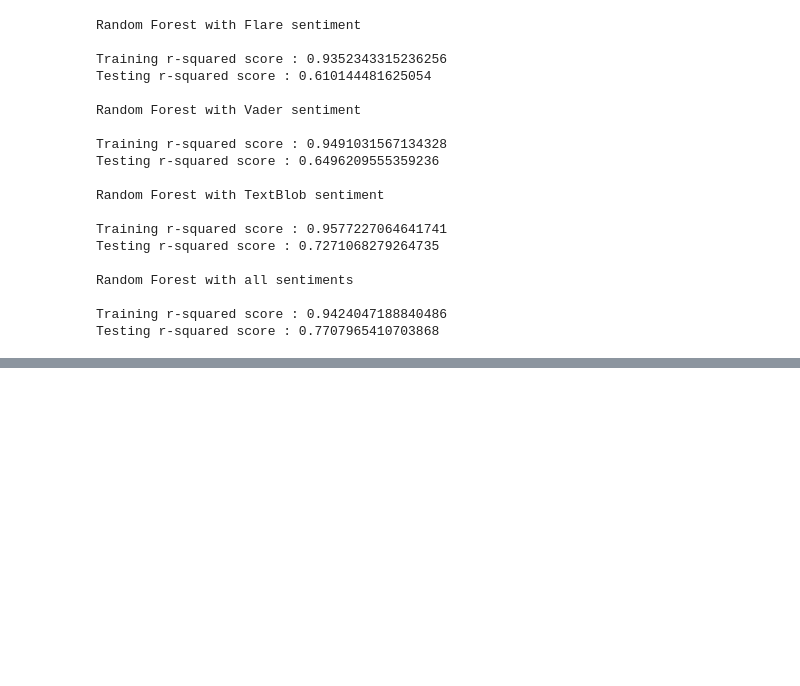
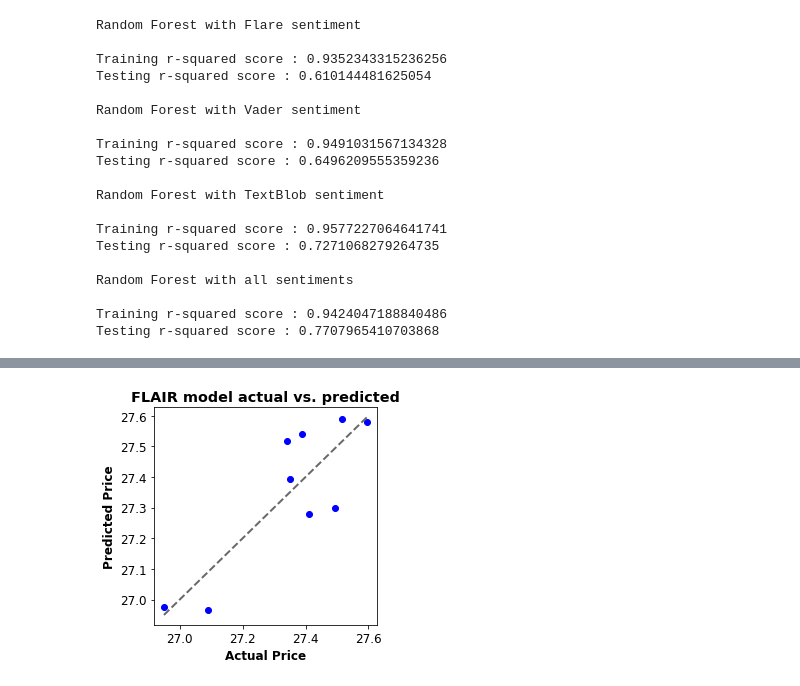
Before and after one commit to ml-group8/assignment, a Jupyter notebook: predict_stock_price_by_sentiment.ipynb, the cells around one changed output, grey strips where cells are left out. Drawn from its saved outputs; the diff is of its cells as text; code cells hidden in the pictures; blank space fills up the shorter version.

Commit message:
Added actual vs. predicted

```diff
--- a/predict_stock_price_by_sentiment.ipynb
+++ b/predict_stock_price_by_sentiment.ipynb
@@ -325,3 +326,10 @@ Random Forest with all sentiments
 
 Training r-squared score : 0.9424047188840486
 Testing r-squared score : 0.7707965410703868
+# %%
+series_df1 = pred_X1.rename(columns={0: "flair"})
+series_df2 = pred_X2.rename(columns={0: "vader"})
+series_df3 = pred_X3.rename(columns={0: "textblob"})
+series_df4 = pred_X4.rename(columns={0: "all"})
+series_df = pd.concat([series_df1, series_df2['vader'], series_df3['textblob'], series_df4['all']], axis=1)
+series_df
@@ -327,0 +348,29 @@ Testing r-squared score : 0.7707965410703868
+# %%
+def plot_actual_vs_predicted(actual_prices, predicted_prices, color, title):
+    plt.rcParams['figure.figsize']=(4,4) # set the figure size
+    plt.rcParams.update({'font.size': 12})
+    plt.plot(actual_prices, predicted_prices, linestyle='none', marker='o', color=color)
+    plt.xlabel('Actual Price', fontweight='bold')
+    plt.ylabel('Predicted Price', fontweight='bold')
+    plt.title(title, fontweight='bold')
+    #Plotting the identity line:
+    x_min = actual_prices.min()
+    x_max = actual_prices.max()
+    y_min = predicted_prices.min()
+    y_max = predicted_prices.max()
+    x_lim = [x_min,x_max]
+    y_lim = [y_min,y_max]
+    if y_max > x_max:
+        if y_min > x_min:
+            plt.plot(x_lim, y_lim, linewidth=2, linestyle='dashed', color='dimgrey')
+        else:
+            plt.plot(y_lim, y_lim, linewidth=2, linestyle='dashed', color='dimgrey')
+    else:
+        if y_min > x_min:
+            plt.plot(x_lim, x_lim, linewidth=2, linestyle='dashed', color='dimgrey')
+        else:
+            plt.plot(y_lim, x_lim, linewidth=2, linestyle='dashed', color='dimgrey')
+# %%
+plot_actual_vs_predicted(series_df['Close'], series_df['flair'], color='blue', title='FLAIR model actual vs. predicted')
+# %% [output]
+[figure, added]
```
Also changed, not shown: parts of 7 cells of this notebook.
